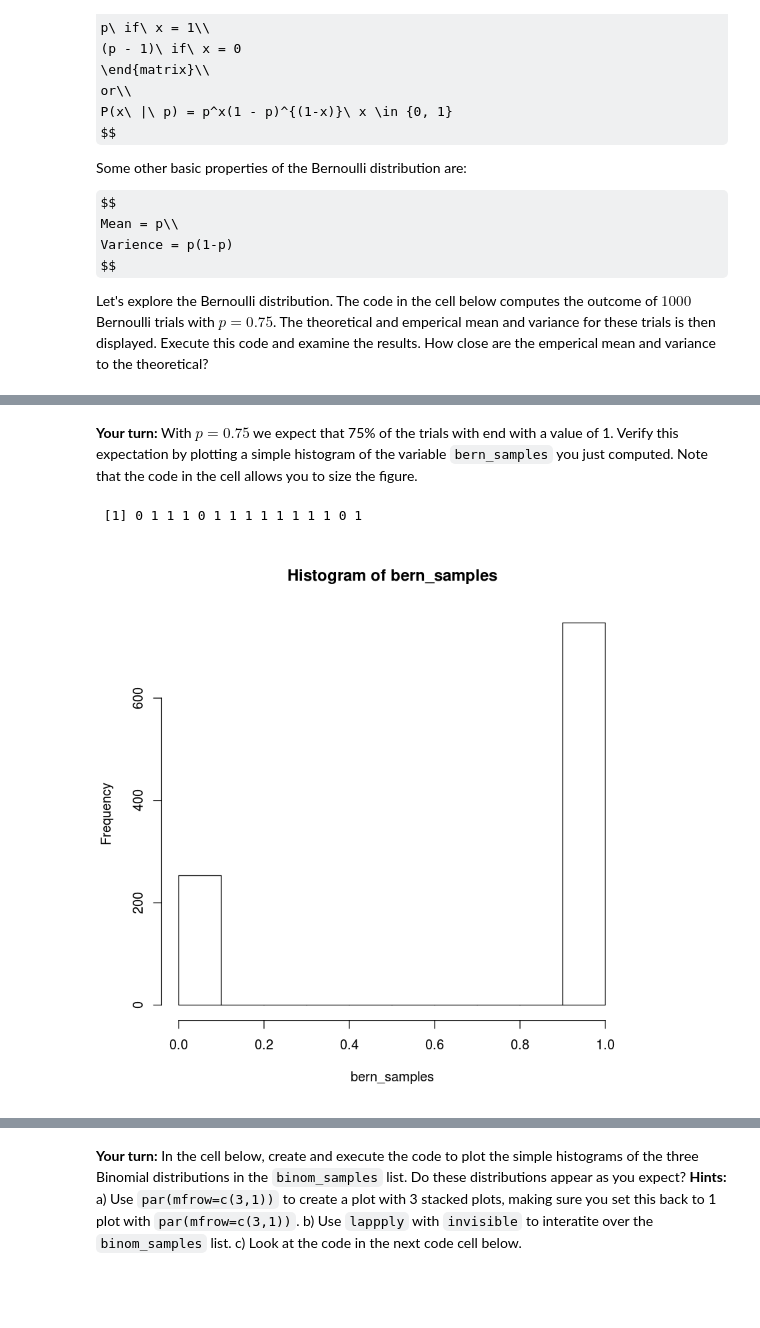
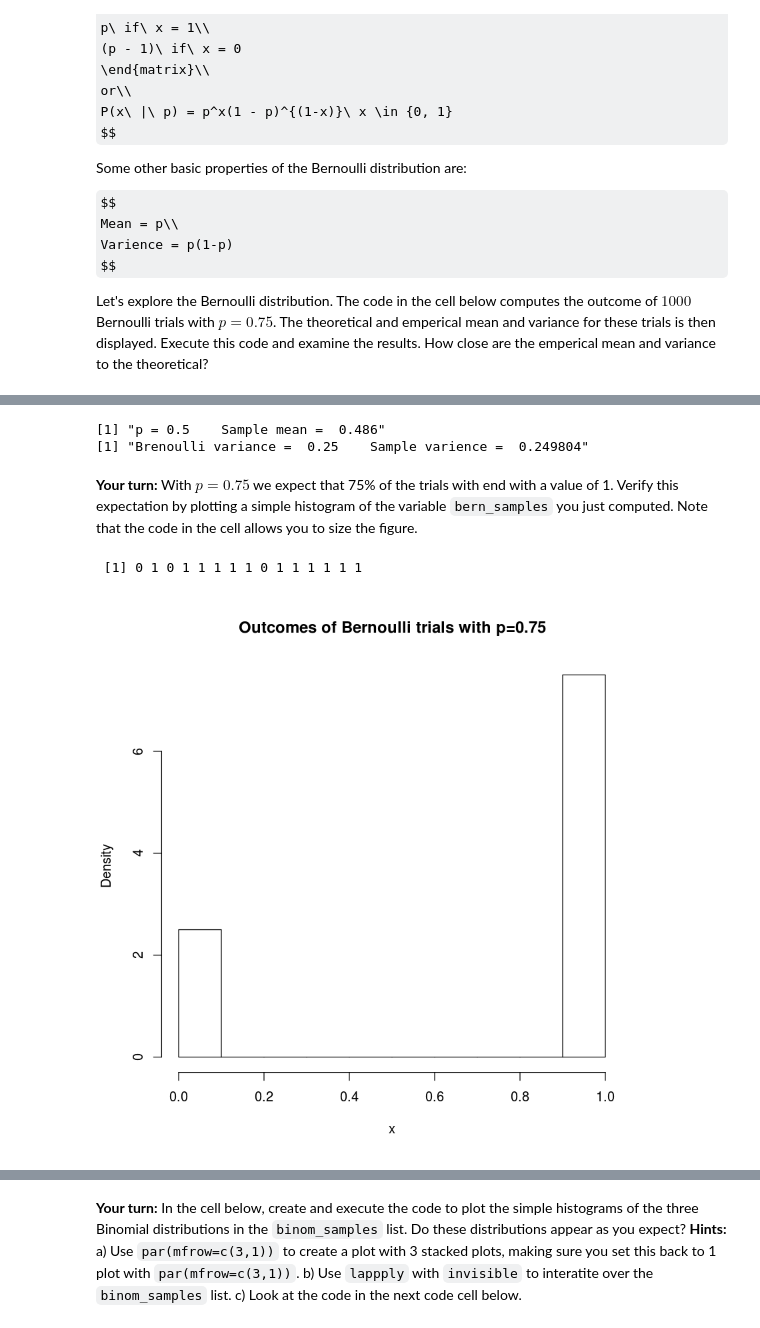
Before and after one commit to LeoSalemann/DataScience410, a Jupyter notebook: Lecture3/IntroToDistributions.ipynb, the cells around one changed output, grey strips where cells are left out. Drawn from its saved outputs; the diff is of its cells as text; code cells hidden in the pictures; some formulas as TeX source; blank space fills up the shorter version.

Commit message:
Got a histogram

```diff
--- a/Lecture3/IntroToDistributions.ipynb
+++ b/Lecture3/IntroToDistributions.ipynb
@@ -65,13 +65,26 @@ print(paste('Brenoulli variance = ', as.character(bern_var), '   Sample varience
+# %%
+# Bernoulli (Binomial with n = 1)
+p = 0.5
+n = 1000
+bern_samples = rbinom(n, 1, p) # Compute random draws
+bern_sample_mean = sum(bern_samples)/length(bern_samples)
+print(paste('p =', as.character(p), '   Sample mean = ', as.character(bern_sample_mean)))
+bern_sample_var = bern_sample_mean * (1-bern_sample_mean)
+bern_var = p*(1-p)
+print(paste('Brenoulli variance = ', as.character(bern_var), '   Sample varience = ', as.character(bern_sample_var)))
+# %% [output]
+[1] "p = 0.5    Sample mean =  0.486"
+[1] "Brenoulli variance =  0.25    Sample varience =  0.249804"
 # %% [markdown]
 **Your turn:** With $p = 0.75$ we expect that 75% of the trials with end with a value of 1. Verify this expectation by plotting a simple histogram of the variable `bern_samples` you just computed. Note that the code in the cell allows you to size the figure.
 # %%
 head(bern_samples, 15)
 # %% [output]
- [1] 0 1 1 1 0 1 1 1 1 1 1 1 1 0 1
+ [1] 0 1 0 1 1 1 1 1 0 1 1 1 1 1 1
-# %%
-hist(bern_samples)
-# %% [output]
-[figure, removed]
+# %%
+hist(bern_samples, freq = FALSE, xlab = 'x', main = 'Outcomes of Bernoulli trials with p=0.75')
+# %% [output]
+[figure, added]
 # %% [markdown]
 ### Binomial distribution
 
```
Also changed, not shown: parts of 17 cells of this notebook.
